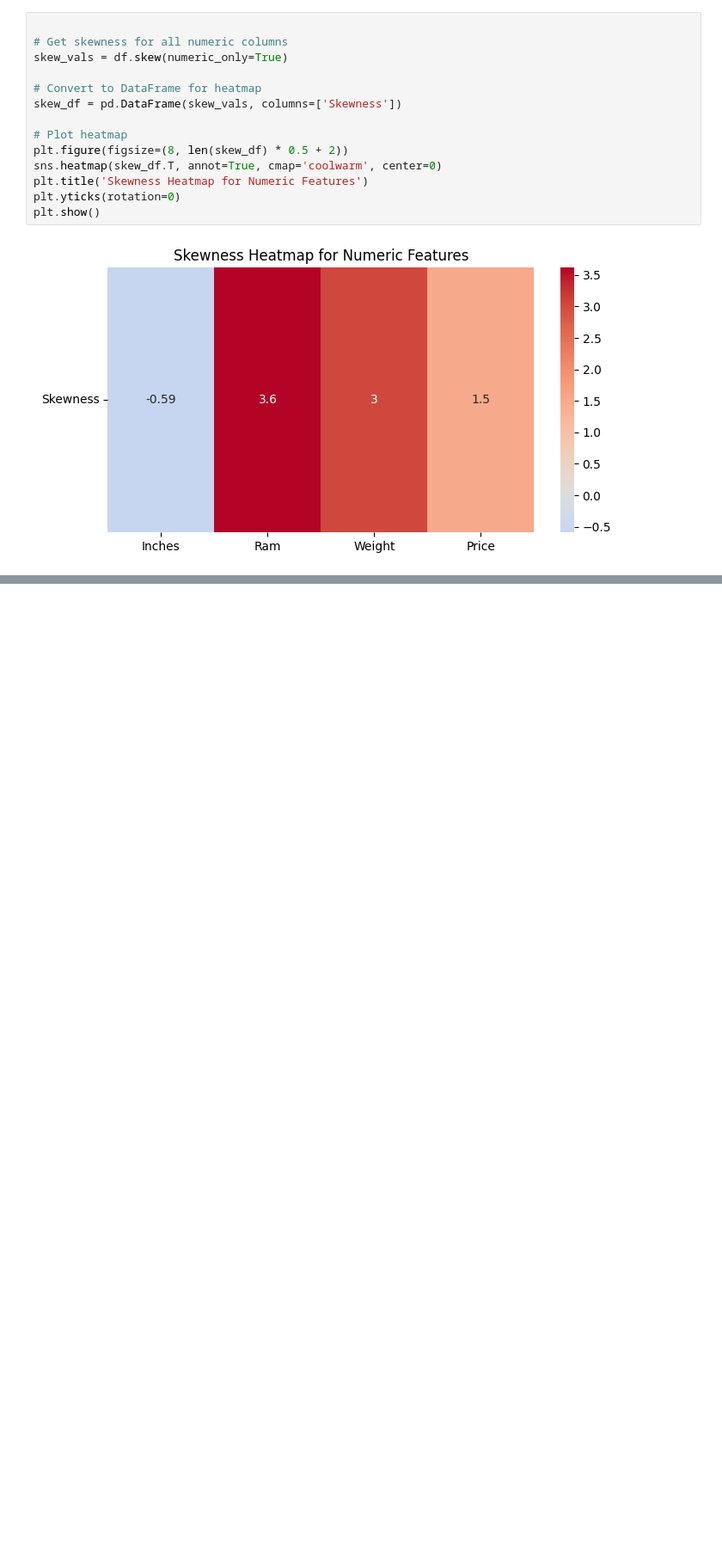
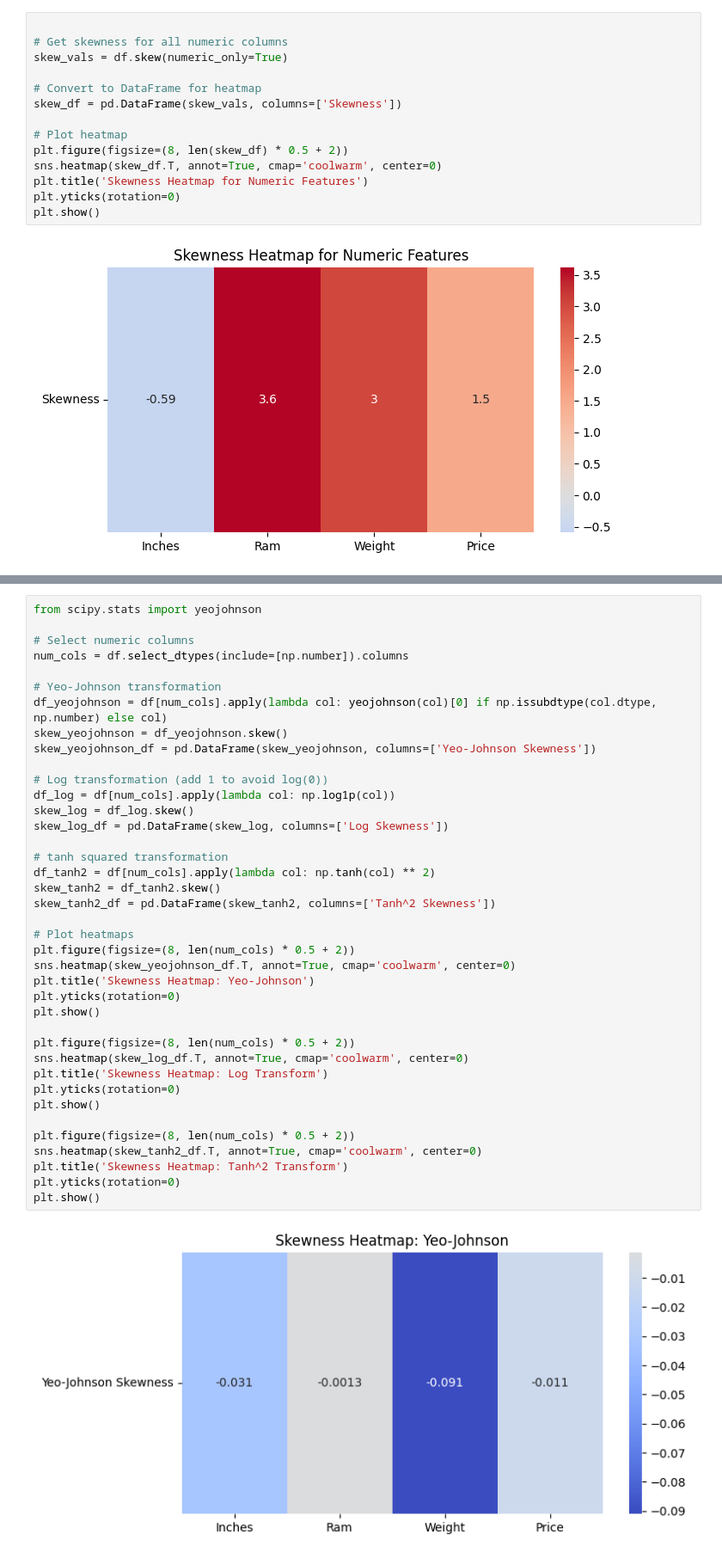
Before and after one commit to Lucius-40/ML-projects, a Jupyter notebook: Laptop Price Prediction/explore.ipynb, the cells around one changed output, grey strips where cells are left out. Shown at 86% size. Drawn from its saved outputs; the diff is of its cells as text; blank space fills up the shorter version.

```diff
--- a/Laptop Price Prediction/explore.ipynb
+++ b/Laptop Price Prediction/explore.ipynb
@@ -374,0 +399,41 @@ plt.show()
+# %%
+from scipy.stats import yeojohnson
+
+# Select numeric columns
+num_cols = df.select_dtypes(include=[np.number]).columns
+
+# Yeo-Johnson transformation
+df_yeojohnson = df[num_cols].apply(lambda col: yeojohnson(col)[0] if np.issubdtype(col.dtype, np.number) else col)
+skew_yeojohnson = df_yeojohnson.skew()
+skew_yeojohnson_df = pd.DataFrame(skew_yeojohnson, columns=['Yeo-Johnson Skewness'])
+
+# Log transformation (add 1 to avoid log(0))
+df_log = df[num_cols].apply(lambda col: np.log1p(col))
+skew_log = df_log.skew()
+skew_log_df = pd.DataFrame(skew_log, columns=['Log Skewness'])
+
+# tanh squared transformation
+df_tanh2 = df[num_cols].apply(lambda col: np.tanh(col) ** 2)
+skew_tanh2 = df_tanh2.skew()
+skew_tanh2_df = pd.DataFrame(skew_tanh2, columns=['Tanh^2 Skewness'])
+
+# Plot heatmaps
+plt.figure(figsize=(8, len(num_cols) * 0.5 + 2))
+sns.heatmap(skew_yeojohnson_df.T, annot=True, cmap='coolwarm', center=0)
+plt.title('Skewness Heatmap: Yeo-Johnson')
+plt.yticks(rotation=0)
+plt.show()
+
+plt.figure(figsize=(8, len(num_cols) * 0.5 + 2))
+sns.heatmap(skew_log_df.T, annot=True, cmap='coolwarm', center=0)
+plt.title('Skewness Heatmap: Log Transform')
+plt.yticks(rotation=0)
+plt.show()
+
+plt.figure(figsize=(8, len(num_cols) * 0.5 + 2))
+sns.heatmap(skew_tanh2_df.T, annot=True, cmap='coolwarm', center=0)
+plt.title('Skewness Heatmap: Tanh^2 Transform')
+plt.yticks(rotation=0)
+plt.show()
+# %% [output]
+[figure, added]
```
Also changed, not shown: parts of 4 cells of this notebook, 2 other files.
